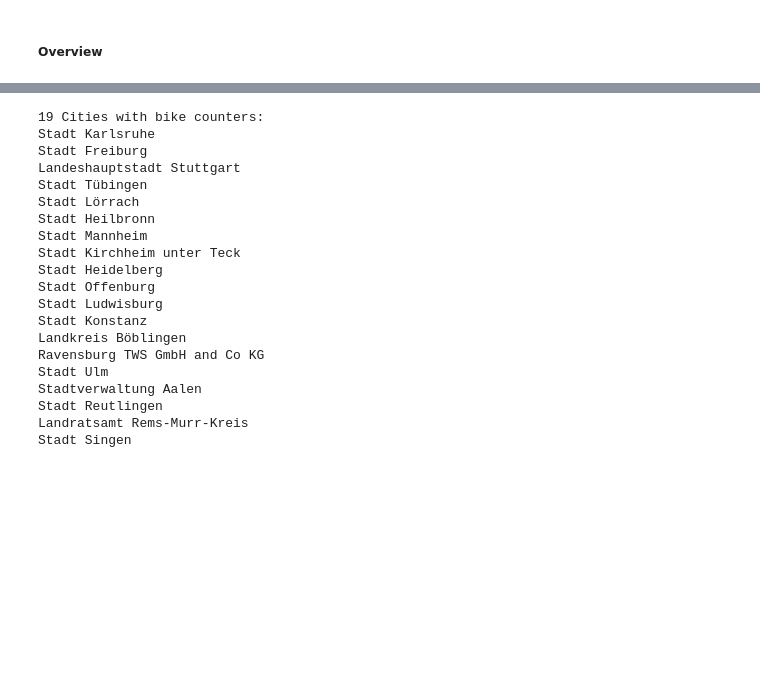
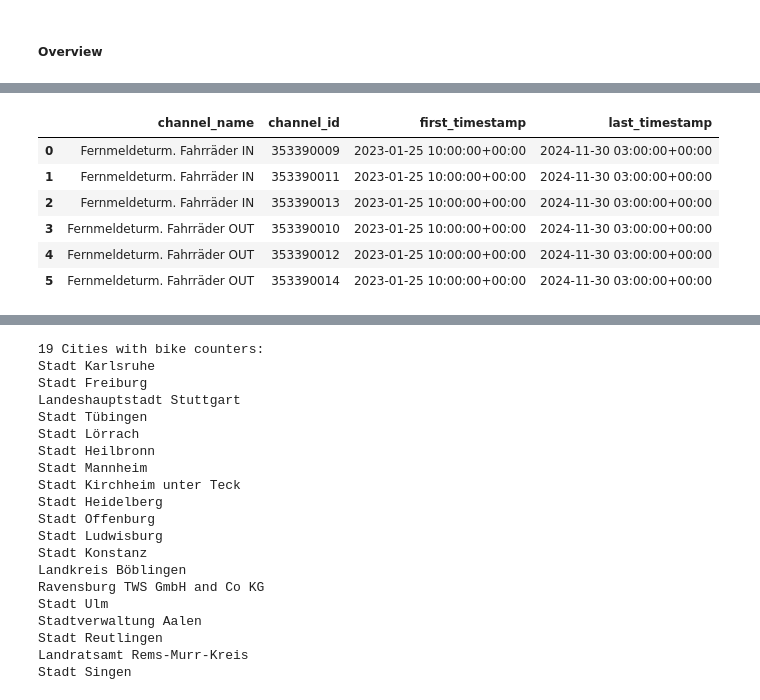
Before and after one commit to skessler01/data_literacy, a Jupyter notebook: notebooks/cycling_promotion.ipynb, the cells around one changed output, grey strips where cells are left out. Cells and saved outputs as stored; diff of their text form; code cells hidden in the pictures; blank space fills up the shorter version.

```diff
--- a/notebooks/cycling_promotion.ipynb
+++ b/notebooks/cycling_promotion.ipynb
@@ -60,0 +115,19 @@ counters_with_tracking
+# %%
+# Überblick für einen bestimmten Counter-Site, wie viele Channels es zu den Namen gibt und seit/ bis wann Daten vorliegen
+
+counter_site = 'Fernmeldeturm.'
+
+data_counter_site = data_city[data_city['counter_site'] == counter_site]
+ids_names_map = data_counter_site.groupby('channel_name')['channel_id'].agg(lambda x: sorted(set(x))).reset_index().rename(columns={'channel_id': 'channel_ids'})
+ids_names_map
+
+ids_names = data_counter_site.groupby(['channel_name', 'channel_id'])['iso_timestamp'].agg(first_timestamp='min', last_timestamp='max').reset_index()
+ids_names
+# %% [output]
+|  | channel_name | channel_id | first_timestamp | last_timestamp |
+| 0 | Fernmeldeturm. Fahrräder IN | 353390009 | 2023-01-25 10:00:00+00:00 | 2024-11-30 03:00:00+00:00 |
+| 1 | Fernmeldeturm. Fahrräder IN | 353390011 | 2023-01-25 10:00:00+00:00 | 2024-11-30 03:00:00+00:00 |
+| 2 | Fernmeldeturm. Fahrräder IN | 353390013 | 2023-01-25 10:00:00+00:00 | 2024-11-30 03:00:00+00:00 |
+| 3 | Fernmeldeturm. Fahrräder OUT | 353390010 | 2023-01-25 10:00:00+00:00 | 2024-11-30 03:00:00+00:00 |
+| 4 | Fernmeldeturm. Fahrräder OUT | 353390012 | 2023-01-25 10:00:00+00:00 | 2024-11-30 03:00:00+00:00 |
+| 5 | Fernmeldeturm. Fahrräder OUT | 353390014 | 2023-01-25 10:00:00+00:00 | 2024-11-30 03:00:00+00:00 |
```
Also changed, not shown: parts of 5 cells of this notebook.
